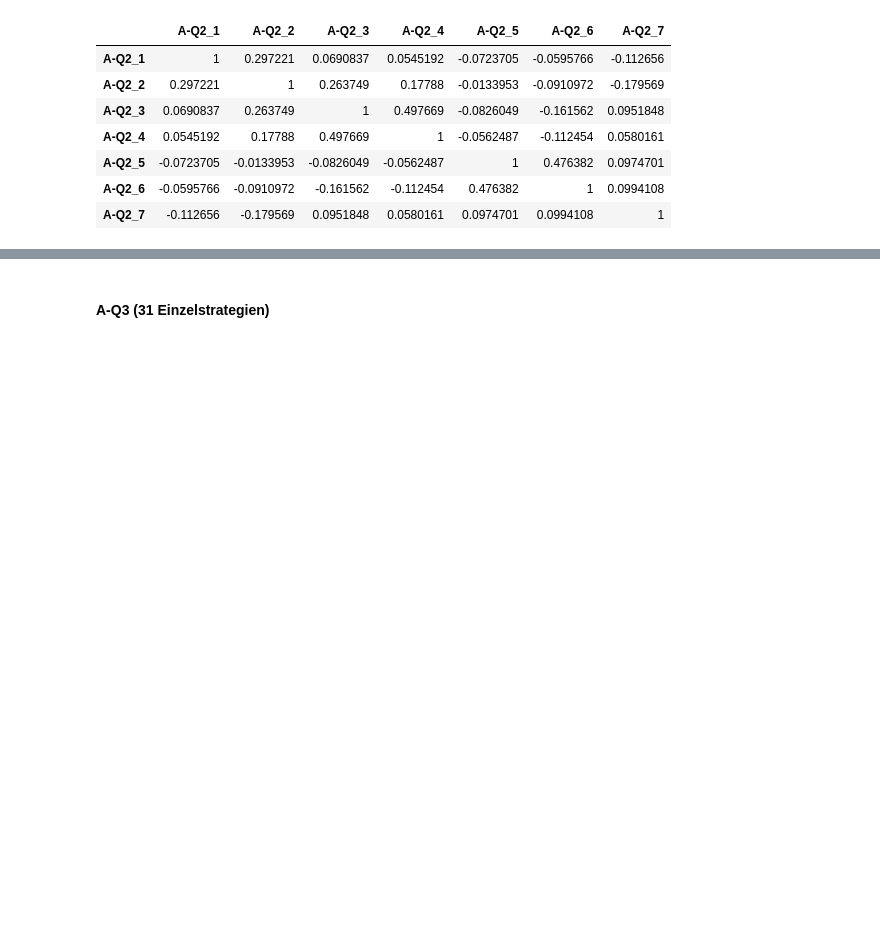
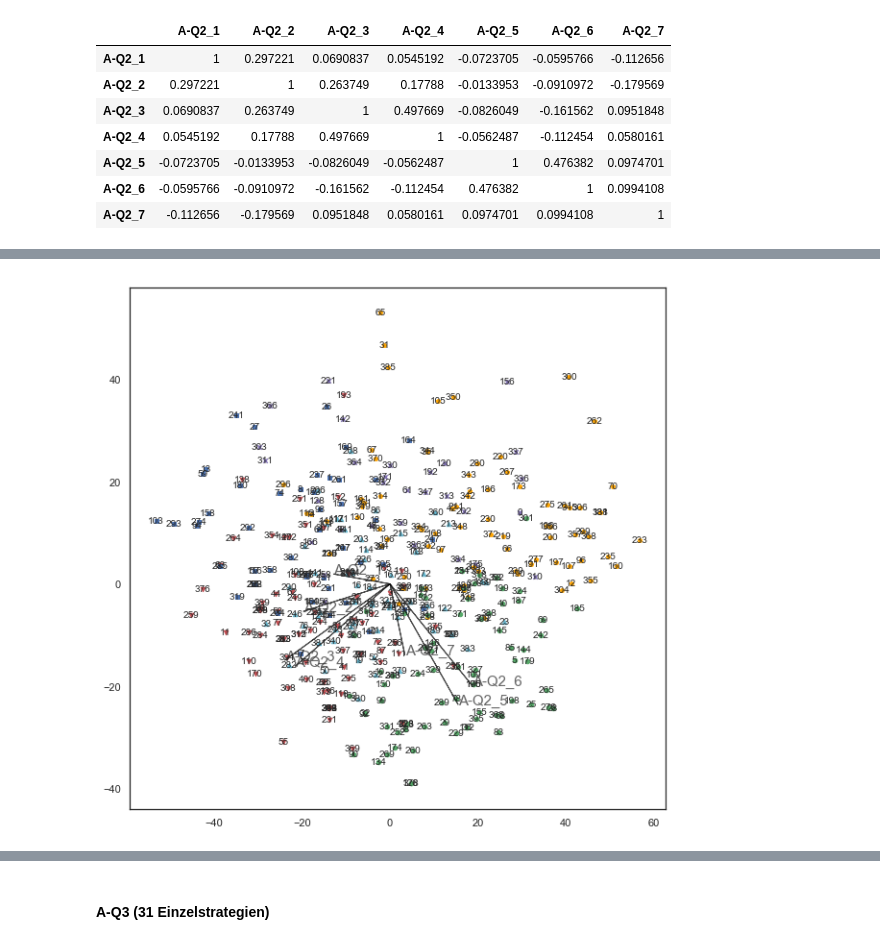
Before and after one commit to martinakienberger/Dissertation_LIS, a Jupyter notebook: Datenanalyse_Hauptstudie.ipynb, the cells around one changed output, grey strips where cells are left out. Drawn from its saved outputs; the diff is of its cells as text; code cells hidden in the pictures; blank space fills up the shorter version.

```diff
--- a/Datenanalyse_Hauptstudie.ipynb
+++ b/Datenanalyse_Hauptstudie.ipynb
@@ -232,0 +332,4 @@ Korr_A_Q2
+# %%
+graf_cplot_text(Daten[Liste_A_Q2],6,6)
+# %% [output]
+[figure, added]
```
Also changed, not shown: parts of 98 cells of this notebook, 12 other files.
